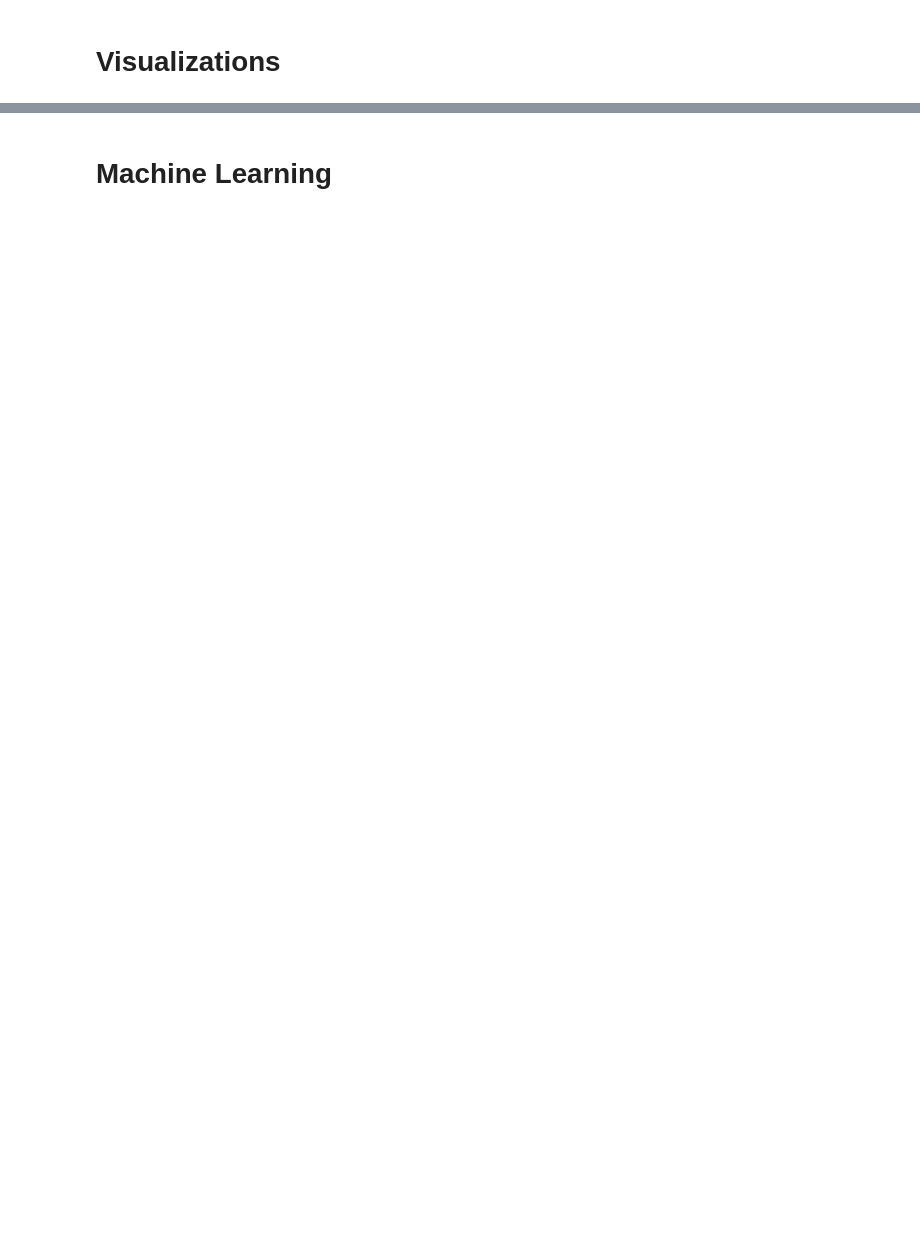
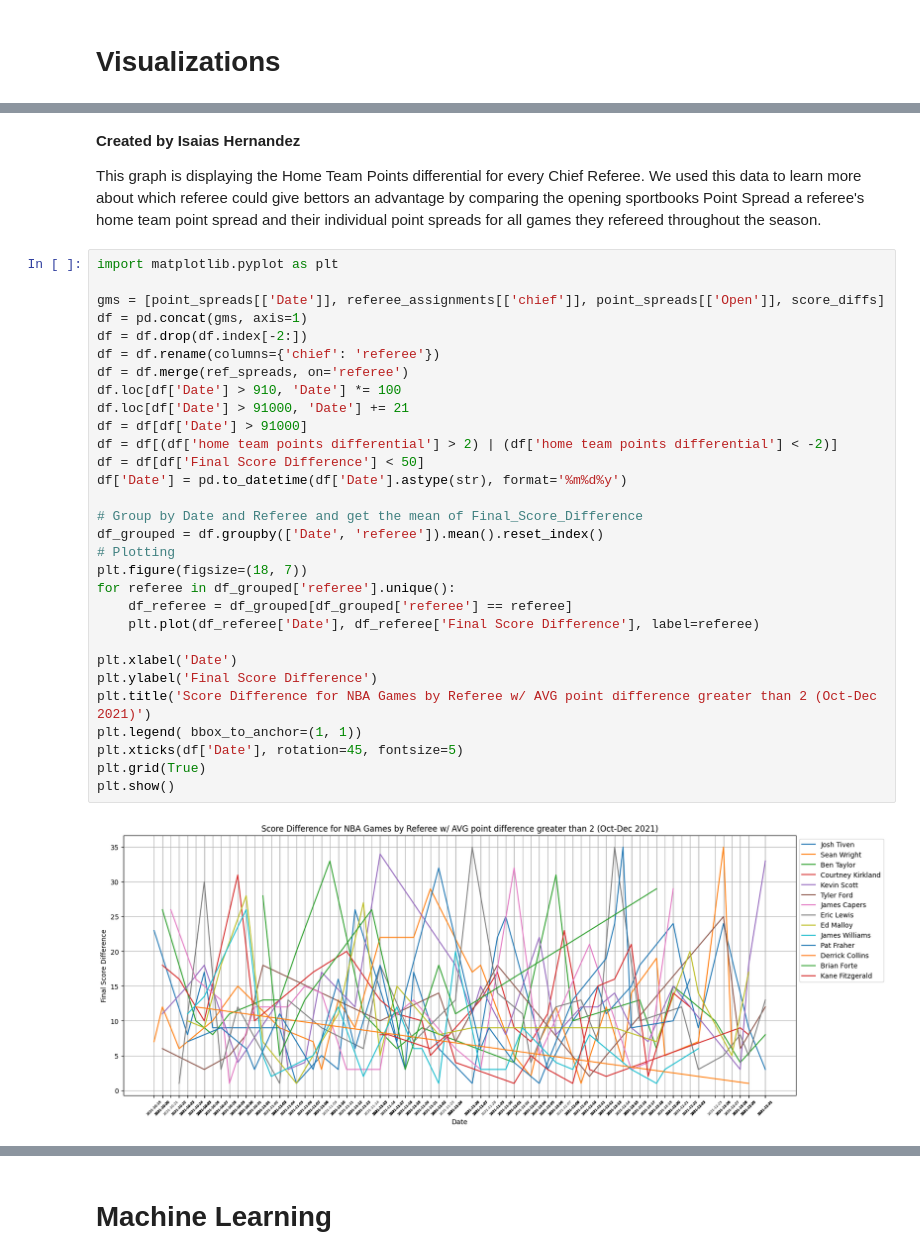
Before and after one commit to ihern/418-Project, a Jupyter notebook: Isaias_Notebook.ipynb, the cells around one changed output, grey strips where cells are left out. Saved outputs shown, nothing was run; the diff lists cells and outputs as text; blank space fills up the shorter version.

Commit message:
Final Report Isaias

```diff
--- a/Isaias_Notebook.ipynb
+++ b/Isaias_Notebook.ipynb
@@ -179,0 +219,36 @@ ref_v_open.to_csv('visiting_refs.csv', sep=',', index=False, encoding='utf-8')
+# %% [markdown]
+**Created by Isaias Hernandez**
+
+This graph is displaying the Home Team Points differential for every Chief Referee. We used this data to learn more about which referee could give bettors an advantage by comparing the opening sportbooks Point Spread a referee's home team point spread and their individual point spreads for all games they refereed throughout the season.
+# %%
+import matplotlib.pyplot as plt
+
+gms = [point_spreads[['Date']], referee_assignments[['chief']], point_spreads[['Open']], score_diffs]
+df = pd.concat(gms, axis=1)
+df = df.drop(df.index[-2:])
+df = df.rename(columns={'chief': 'referee'})
+df = df.merge(ref_spreads, on='referee')
+df.loc[df['Date'] > 910, 'Date'] *= 100
+df.loc[df['Date'] > 91000, 'Date'] += 21
+df = df[df['Date'] > 91000]
+df = df[(df['home team points differential'] > 2) | (df['home team points differential'] < -2)]
+df = df[df['Final Score Difference'] < 50]
+df['Date'] = pd.to_datetime(df['Date'].astype(str), format='%m%d%y')
+
+# Group by Date and Referee and get the mean of Final_Score_Difference
+df_grouped = df.groupby(['Date', 'referee']).mean().reset_index()
+# Plotting
+plt.figure(figsize=(18, 7))
+for referee in df_grouped['referee'].unique():
+    df_referee = df_grouped[df_grouped['referee'] == referee]
+    plt.plot(df_referee['Date'], df_referee['Final Score Difference'], label=referee)
+
+plt.xlabel('Date')
+plt.ylabel('Final Score Difference')
+plt.title('Score Difference for NBA Games by Referee w/ AVG point difference greater than 2 (Oct-Dec 2021)')
+plt.legend( bbox_to_anchor=(1, 1))
+plt.xticks(df['Date'], rotation=45, fontsize=5)
+plt.grid(True)
+plt.show()
+# %% [output]
+[figure, added]
```
Also changed, not shown: parts of 19 cells of this notebook.
